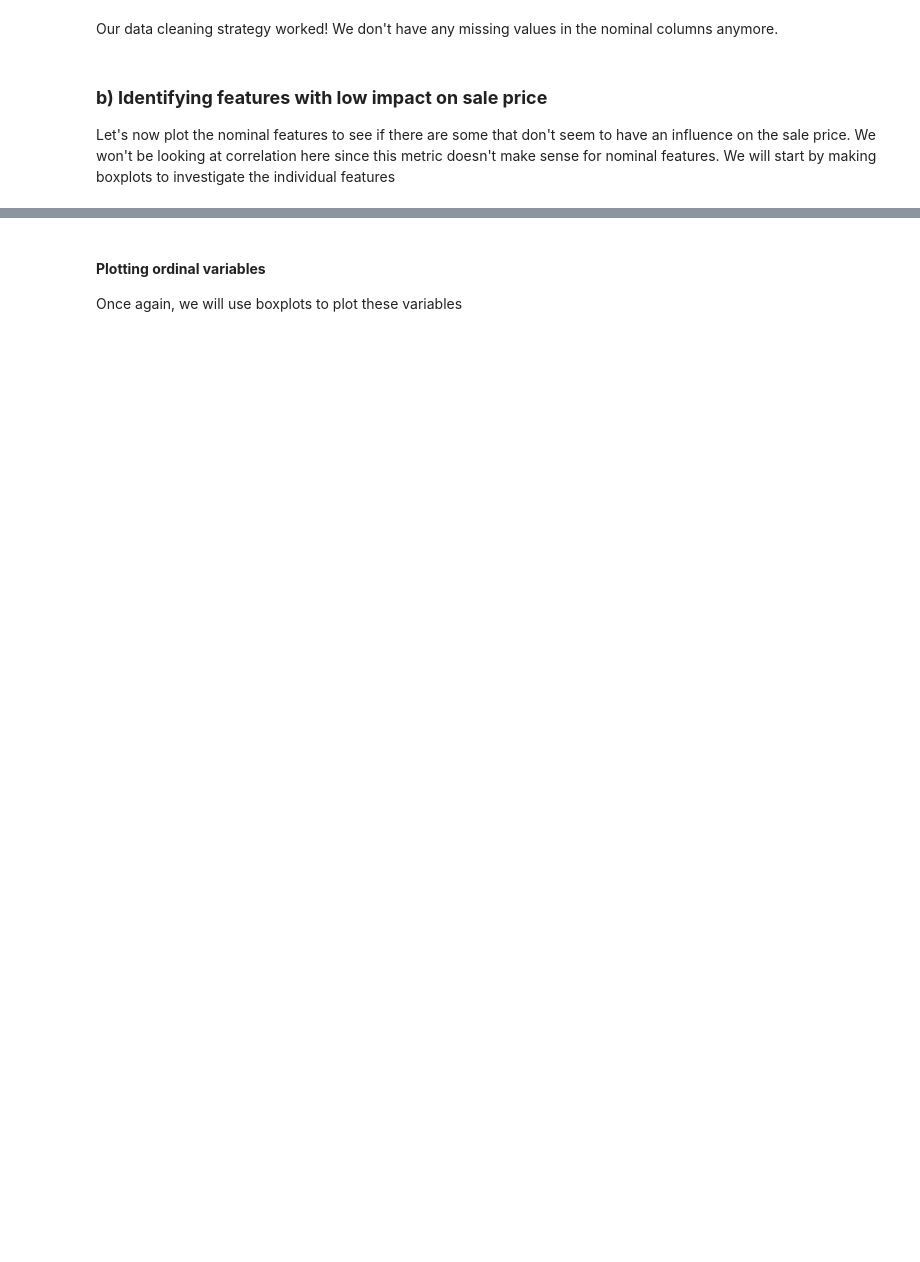
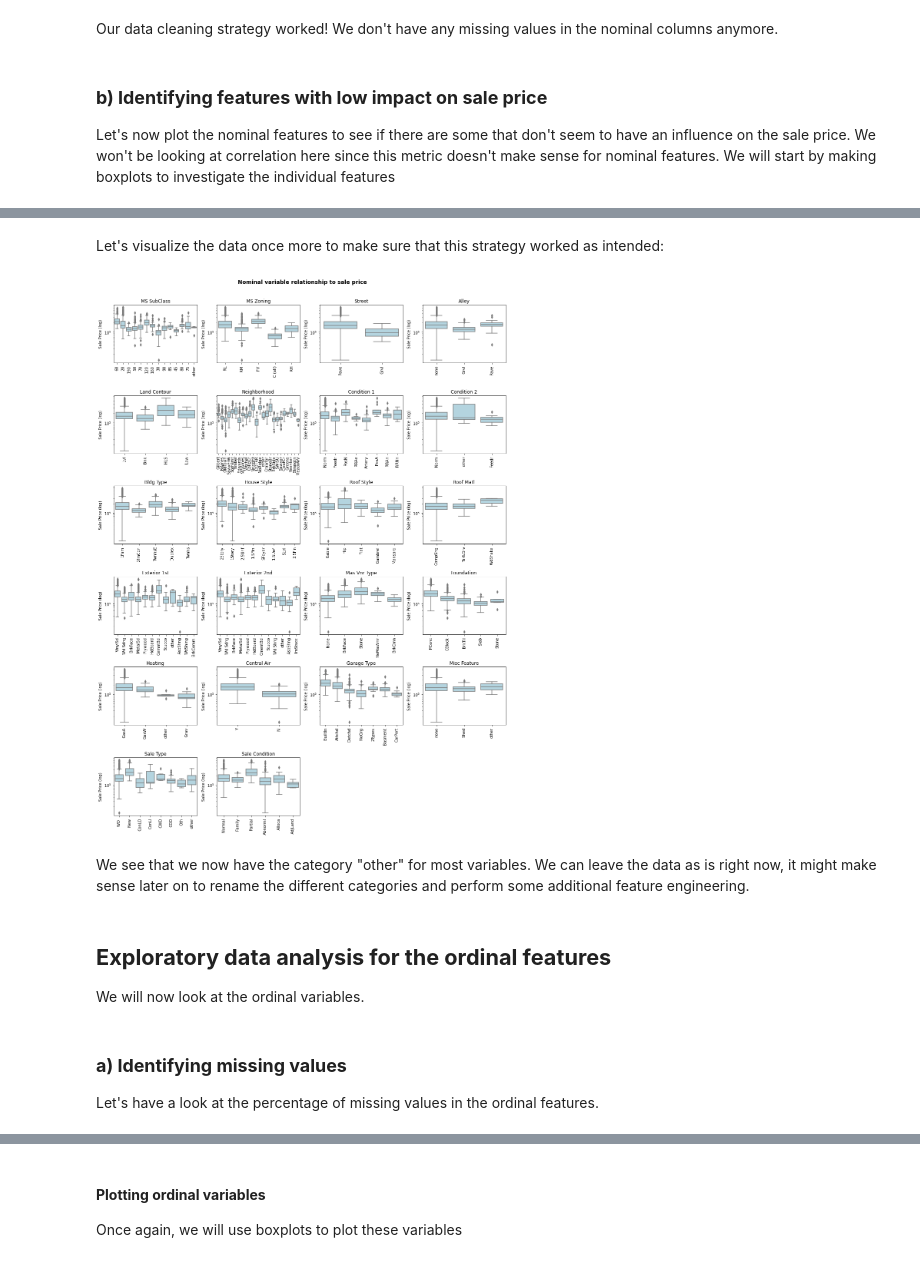
Before and after one commit to OphelieRutschmann/COS_machine_learning, a Jupyter notebook: 03_Machine_Learning_1_Project/house-prices/house-price_solutions.ipynb, the cells around one changed output, grey strips where cells are left out. Cells and saved outputs as stored; diff of their text form; code cells hidden in the pictures; blank space fills up the shorter version.

```diff
--- a/03_Machine_Learning_1_Project/house-prices/house-price_solutions.ipynb
+++ b/03_Machine_Learning_1_Project/house-prices/house-price_solutions.ipynb
@@ -1024,0 +1070,50 @@ Interestingly, at a first glance, all of these variables seem to influence the s
+# %%
+for col in nom_col:
+    rare_values = df[col].value_counts(normalize=True) < 0.0025
+    rare_index = rare_values[rare_values].index
+    # If there is more than 1 rare index, group the different categories into a category "other".
+    if len(rare_index) > 1 :
+        df.loc[df[col].isin(rare_index), col] = "other"
+        if ((df[col] == "other").sum() / len(df[col])) < 0.0025:
+            df = df[df[col] != "other"] # Remove the category "other" if it still contains less than 0.25% of the data
+    else:
+        df = df[~df[col].isin(rare_index)] # Remove the category if it is "alone" and contains less than 0.25% of the data
+# %% [markdown]
+Let's visualize the data once more to make sure that this strategy worked as intended:
+# %%
+# Boxplots for the nominal columns
+import math
+
+# compute the number of rows and columns for the subplot
+n_cols = 4
+n_rows = math.ceil(len(nom_col) / n_col)
+
+fig, axes = plt.subplots(n_rows, n_cols, figsize=(15, 20))
+axes = axes.flatten()
+
+for col, i in zip(nom_col, range(len(nom_col))):
+        sns.boxplot(data=df, x=col, y="SalePrice", ax=axes[i], color="lightblue")
+        axes[i].set_title(col)
+        axes[i].set_xlabel("")
+        axes[i].set_ylabel("Sale Price (log)")
+        axes[i].set_yscale("log")
+        axes[i].tick_params(axis='x', rotation=90)
+
+# Remove unused subplots
+for j in range(len(nom_col), len(axes)):
+    fig.delaxes(axes[j])
+
+plt.suptitle("Nominal variable relationship to sale price", fontsize=14, y=1.01, fontweight="bold")
+plt.tight_layout()
+plt.show()
+# %% [output]
+[figure, added]
+# %% [markdown]
+We see that we now have the category "other" for most variables. We can leave the data as is right now, it might make sense later on to rename the different categories and perform some additional feature engineering.
+# %% [markdown]
+## **Exploratory data analysis for the ordinal features**
+We will now look at the ordinal variables.
+# %% [markdown]
+### **a) Identifying missing values**
+
+Let's have a look at the percentage of missing values in the ordinal features.
```
Also changed, not shown: parts of 35 cells of this notebook.
